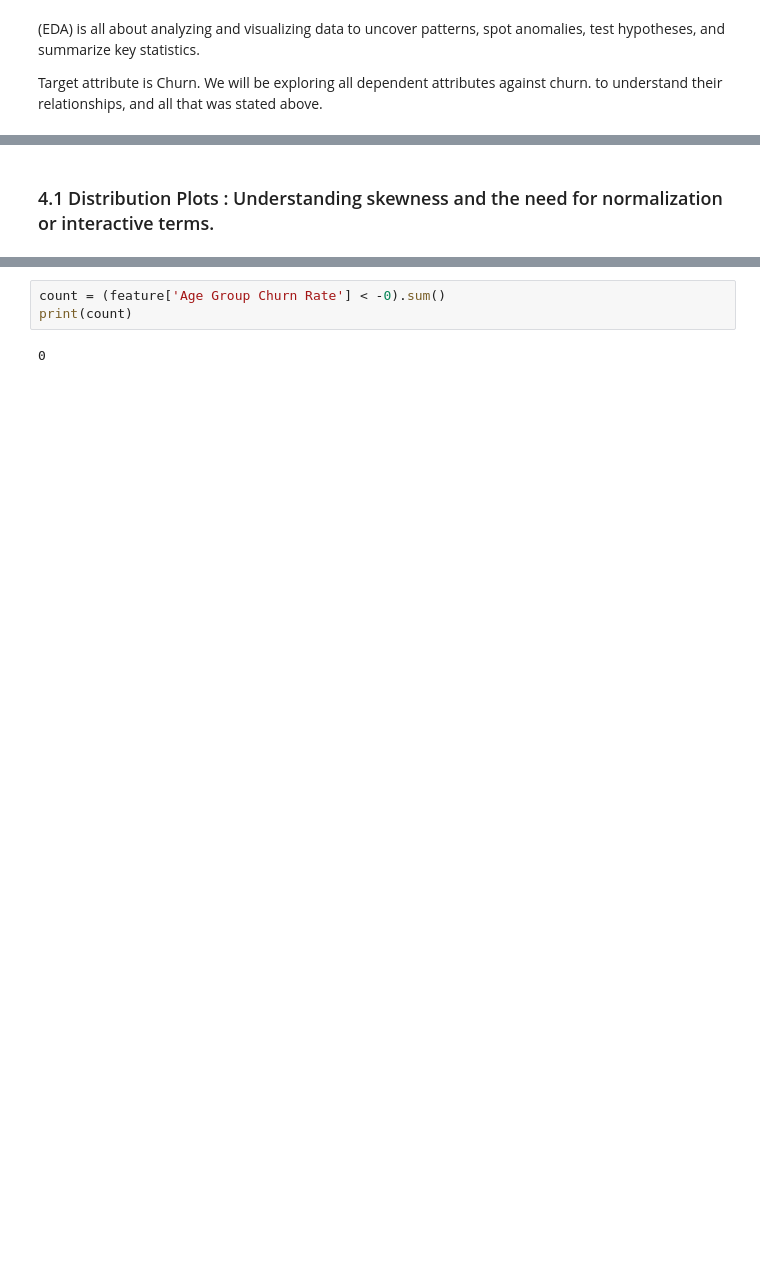
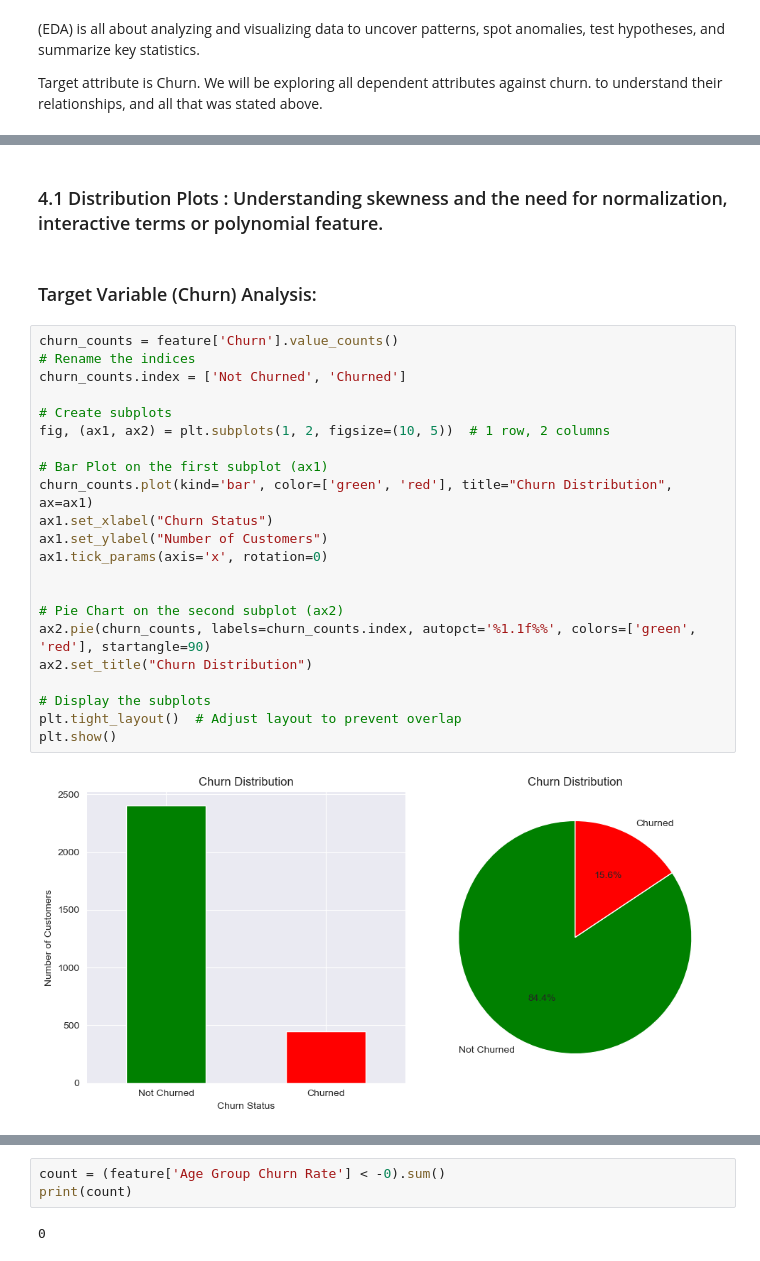
Before and after one commit to Miracle-Bassey/TelecomChurnModel, a Jupyter notebook: notebook/EDA.ipynb, the cells around one changed output, grey strips where cells are left out. Cells and saved outputs as stored; diff of their text form; blank space fills up the shorter version.

Commit message:
Exploratory Data Analysis

```diff
--- a/notebook/EDA.ipynb
+++ b/notebook/EDA.ipynb
@@ -295,2 +302,28 @@ memory usage: 400.8 KB
 # %% [markdown]
-### 4.1 Distribution Plots : Understanding skewness and the need for normalization or interactive terms.
+### 4.1 Distribution Plots : Understanding skewness and the need for normalization, interactive terms or polynomial feature.
+# %% [markdown]
+### Target Variable (Churn) Analysis:
+# %%
+churn_counts = feature['Churn'].value_counts()
+# Rename the indices
+churn_counts.index = ['Not Churned', 'Churned']
+
+# Create subplots
+fig, (ax1, ax2) = plt.subplots(1, 2, figsize=(10, 5))  # 1 row, 2 columns
+
+# Bar Plot on the first subplot (ax1)
+churn_counts.plot(kind='bar', color=['green', 'red'], title="Churn Distribution", ax=ax1)
+ax1.set_xlabel("Churn Status")
+ax1.set_ylabel("Number of Customers")
+ax1.tick_params(axis='x', rotation=0)
+
+
+# Pie Chart on the second subplot (ax2)
+ax2.pie(churn_counts, labels=churn_counts.index, autopct='%1.1f%%', colors=['green', 'red'], startangle=90)
+ax2.set_title("Churn Distribution")
+
+# Display the subplots
+plt.tight_layout()  # Adjust layout to prevent overlap
+plt.show()
+# %% [output]
+[figure, added]
```
Also changed, not shown: parts of 67 cells of this notebook.
